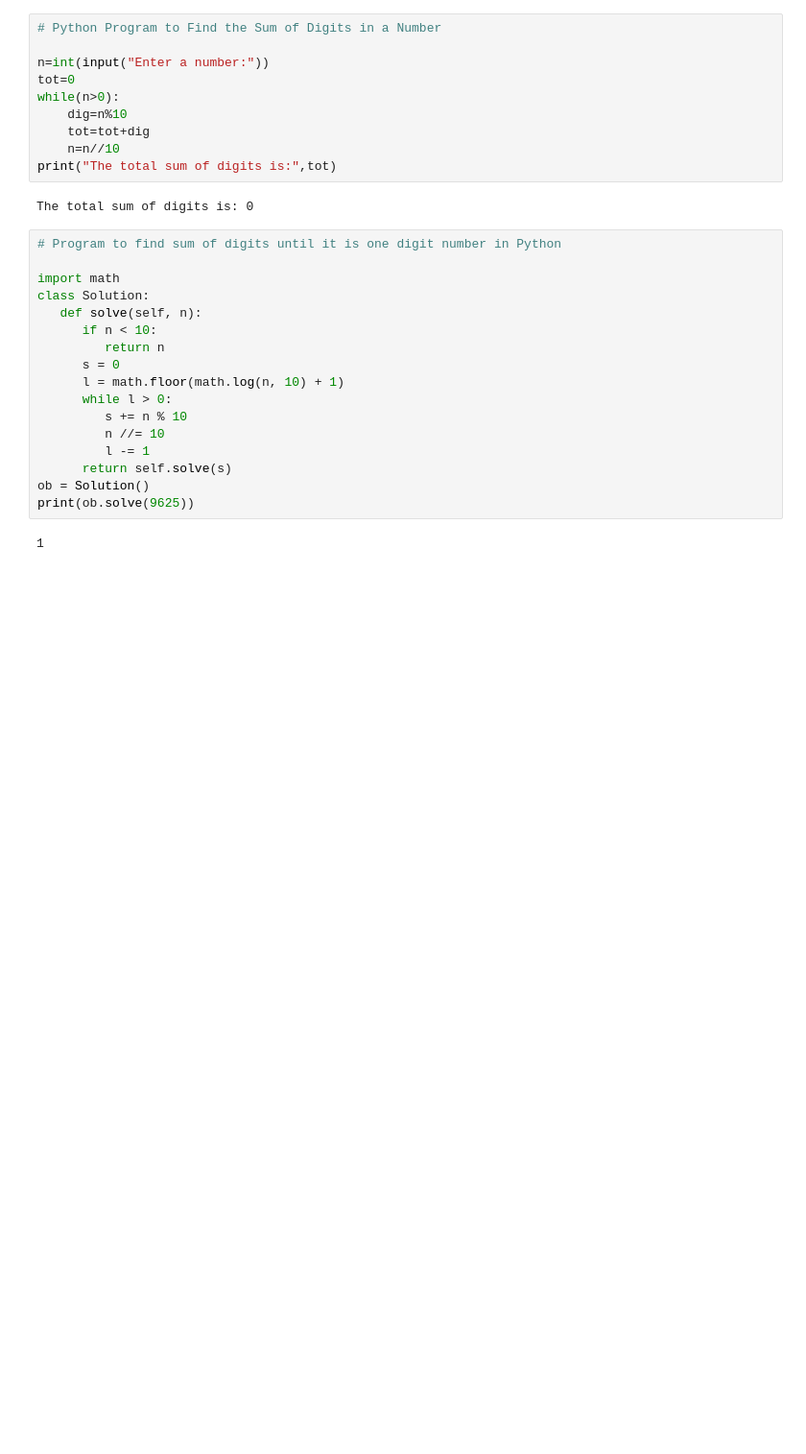
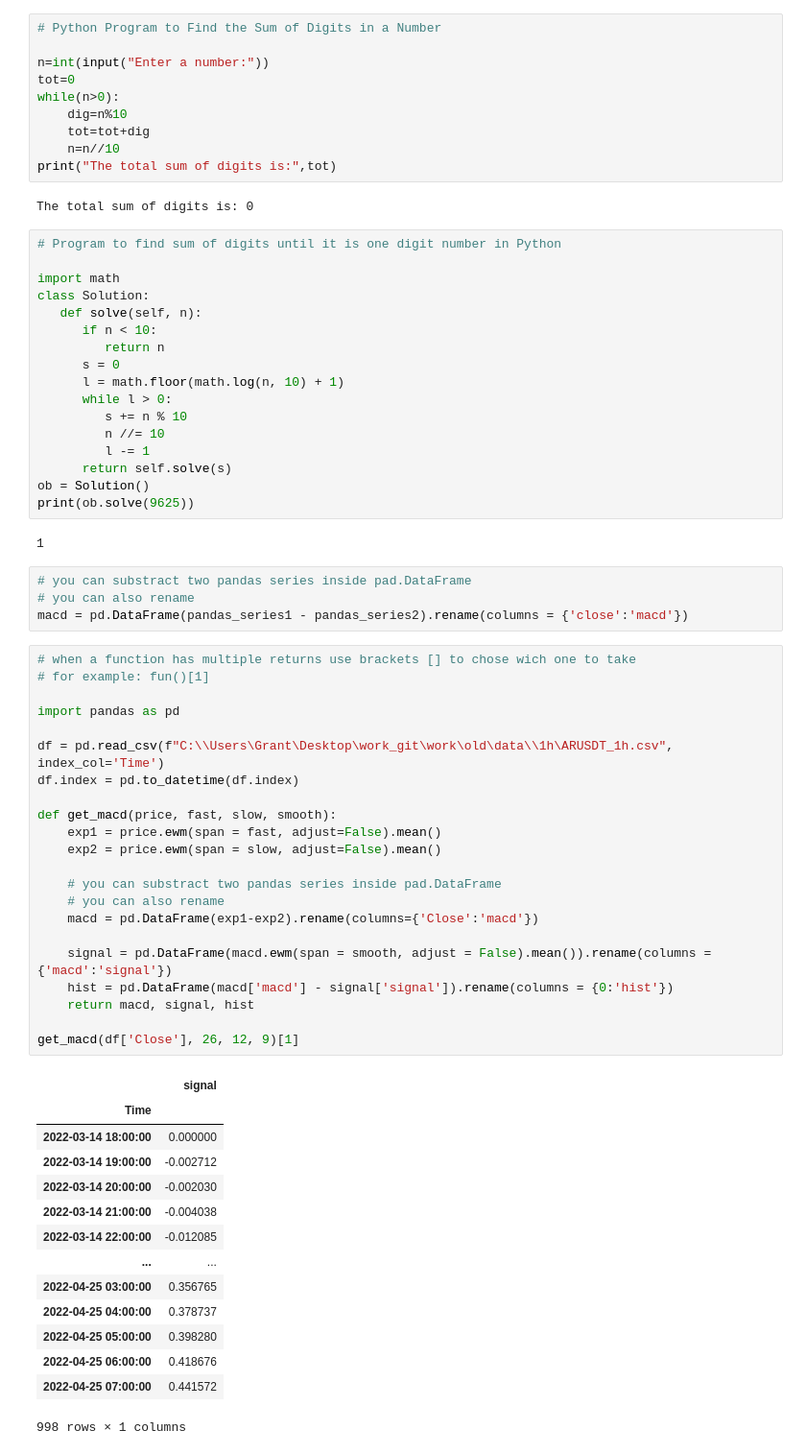
Before and after one commit to elcreek/work, a Jupyter notebook: notebooks/notebook1.ipynb, the cells around one changed output. Shown at 96% size. Cells and saved outputs as stored; diff of their text form; blank space fills up the shorter version.

```diff
--- a/notebooks/notebook1.ipynb
+++ b/notebooks/notebook1.ipynb
@@ -2843,3 +2799,44 @@ ob = Solution()
 print(ob.solve(9625))
 # %% [output]
 1
+# %%
+# you can substract two pandas series inside pad.DataFrame
+# you can also rename
+macd = pd.DataFrame(pandas_series1 - pandas_series2).rename(columns = {'close':'macd'})
+# %%
+# when a function has multiple returns use brackets [] to chose wich one to take
+# for example: fun()[1]
+
+import pandas as pd
+
+df = pd.read_csv(f"C:\\Users\Grant\Desktop\work_git\work\old\data\\1h\ARUSDT_1h.csv", index_col='Time')
+df.index = pd.to_datetime(df.index)
+
+def get_macd(price, fast, slow, smooth):
+    exp1 = price.ewm(span = fast, adjust=False).mean()
+    exp2 = price.ewm(span = slow, adjust=False).mean()
+
+    # you can substract two pandas series inside pad.DataFrame
+    # you can also rename
+    macd = pd.DataFrame(exp1-exp2).rename(columns={'Close':'macd'})
+
+    signal = pd.DataFrame(macd.ewm(span = smooth, adjust = False).mean()).rename(columns = {'macd':'signal'})
+    hist = pd.DataFrame(macd['macd'] - signal['signal']).rename(columns = {0:'hist'})
+    return macd, signal, hist
+
+get_macd(df['Close'], 26, 12, 9)[1]
+# %% [output]
+|  | signal |
+| Time |  |
+| 2022-03-14 18:00:00 | 0.000000 |
+| 2022-03-14 19:00:00 | -0.002712 |
+| 2022-03-14 20:00:00 | -0.002030 |
+| 2022-03-14 21:00:00 | -0.004038 |
+| 2022-03-14 22:00:00 | -0.012085 |
+| ... | ... |
+| 2022-04-25 03:00:00 | 0.356765 |
+| 2022-04-25 04:00:00 | 0.378737 |
+| 2022-04-25 05:00:00 | 0.398280 |
+| 2022-04-25 06:00:00 | 0.418676 |
+| 2022-04-25 07:00:00 | 0.441572 |
+998 rows × 1 columns
```
Also changed, not shown: parts of 1 cell of this notebook, 3 other files.
